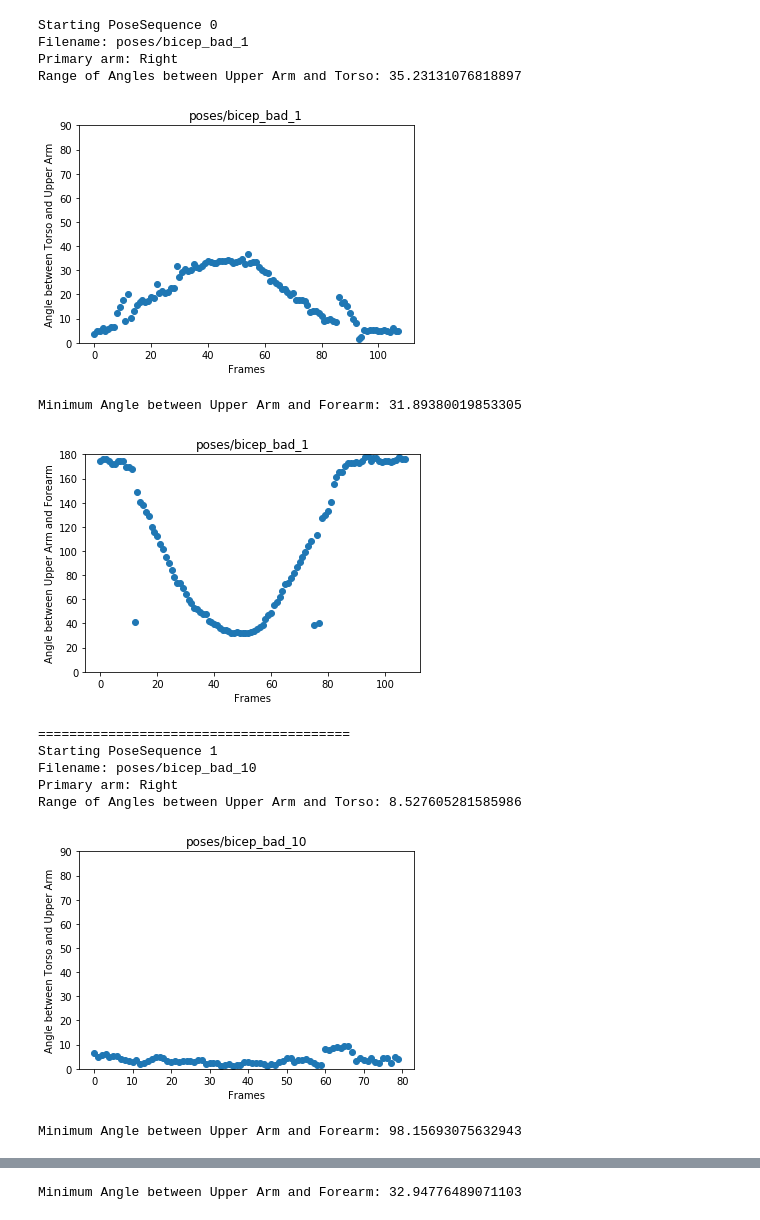
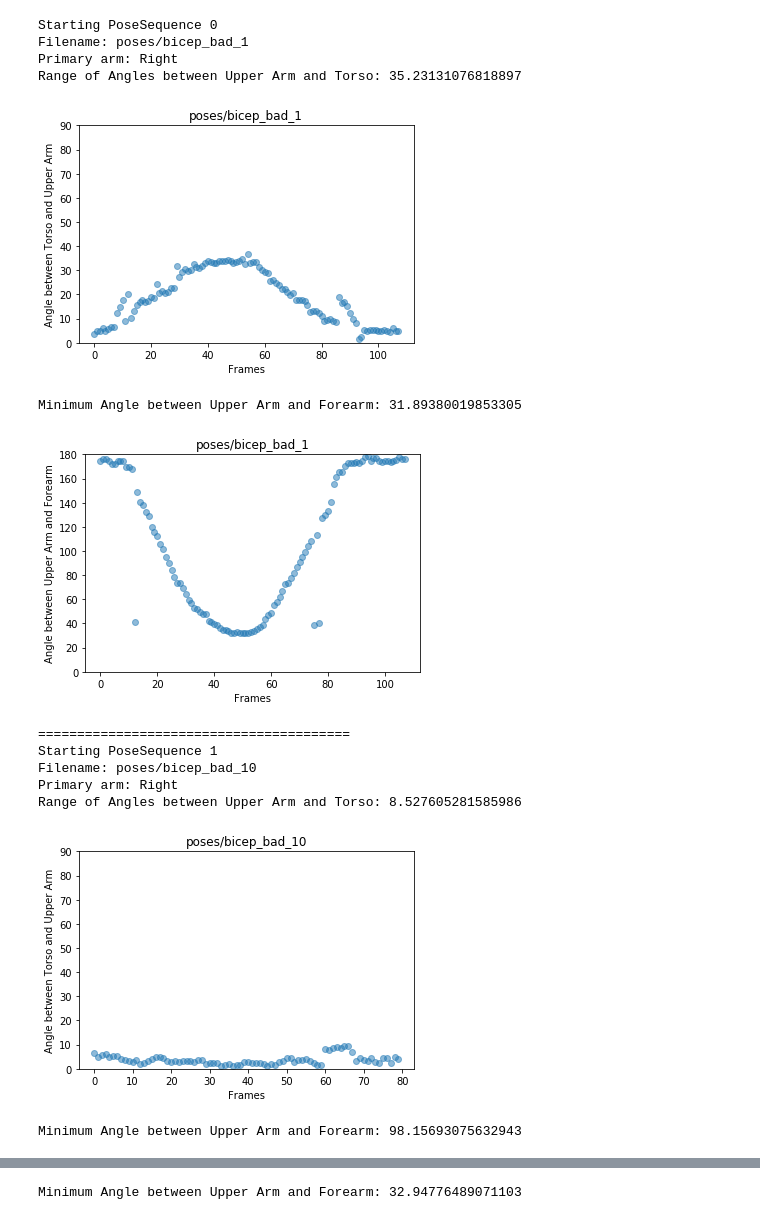
Before and after one commit to stevenzchen/pose-trainer, a Jupyter notebook: analysis.ipynb, the cells around one changed output, grey strips where cells are left out. Saved outputs shown, nothing was run; the diff lists cells and outputs as text; code cells hidden in the pictures.

```diff
--- a/analysis.ipynb
+++ b/analysis.ipynb
@@ -28,6 +28,7 @@ for i, ps in enumerate(all_ps):
         right_loc = [pose.rshoulder, pose.relbow, pose.rwrist]
         left_loc = [pose.lshoulder, pose.lelbow, pose.lwrist]
         for loc in right_loc:
+            # TODO: use part.exists
             right_ct = right_ct + 1 if loc.x > 0 else right_ct
             right_ct = right_ct + 1 if loc.y > 0 else right_ct
         for loc in left_loc:
@@ -109,7 +110,7 @@ for i, ps in enumerate(all_ps):
         fig = go.Figure(data=[trace], layout=layout)
         py.iplot(fig, filename='CS_231a_Pose_Trainer/PS{}_{}'.format(i,1))
     else:
-        plt.scatter(np.arange(upper_arm_torso_angle.shape[0]),upper_arm_torso_angle)
+        plt.scatter(np.arange(upper_arm_torso_angle.shape[0]),upper_arm_torso_angle, alpha=0.5)
         plt.title(filenames[i])
         plt.xlabel('Frames')
         plt.ylabel('Angle between Torso and Upper Arm')
@@ -119,40 +120,40 @@ for i, ps in enumerate(all_ps):
 
 
     # The minimum angle between these two, i.e. if user moved all the way up
     print("Minimum Angle between Upper Arm and Forearm: {}".format(np.min(upper_forearm_angle)))
 
     if use_plotly:
         trace = go.Scatter(x = np.arange(upper_arm_torso_angle.shape[0]), y = upper_forearm_angle, mode = 'markers')
         layout= go.Layout(
             title= filenames[i],
             hovermode= 'closest',
             xaxis= dict(title= 'Frames'),
             yaxis=dict(title= 'Angle between Upper Arm and Forearm'),
             showlegend= False
         )
         fig = go.Figure(data=[trace], layout=layout)
         py.iplot(fig, filename='CS_231a_Pose_Trainer/PS{}_{}'.format(i,2))
     else:
-        plt.scatter(np.arange(upper_arm_torso_angle.shape[0]),upper_forearm_angle)
+        plt.scatter(np.arange(upper_arm_torso_angle.shape[0]),upper_forearm_angle, alpha=0.5)
         plt.title(filenames[i])
         plt.xlabel('Frames')
         plt.ylabel('Angle between Upper Arm and Forearm')
         # Set range on y-axis so the plots are consistent
         plt.ylim(0,180)
         plt.show()
     print("="*40)
 # %% [output]
 Starting PoseSequence 0
 Filename: poses/bicep_bad_1
 Primary arm: Right
 Range of Angles between Upper Arm and Torso: 35.23131076818897
-[figure, old version]
+[figure, new version]
 Minimum Angle between Upper Arm and Forearm: 31.89380019853305
-[figure, old version]
+[figure, new version]
 ========================================
 Starting PoseSequence 1
 Filename: poses/bicep_bad_10
 Primary arm: Right
 Range of Angles between Upper Arm and Torso: 8.527605281585986
-[figure, old version]
+[figure, new version]
 Minimum Angle between Upper Arm and Forearm: 98.15693075632943
```
Also changed, not shown: parts of 1 cell of this notebook, 21 other files.
